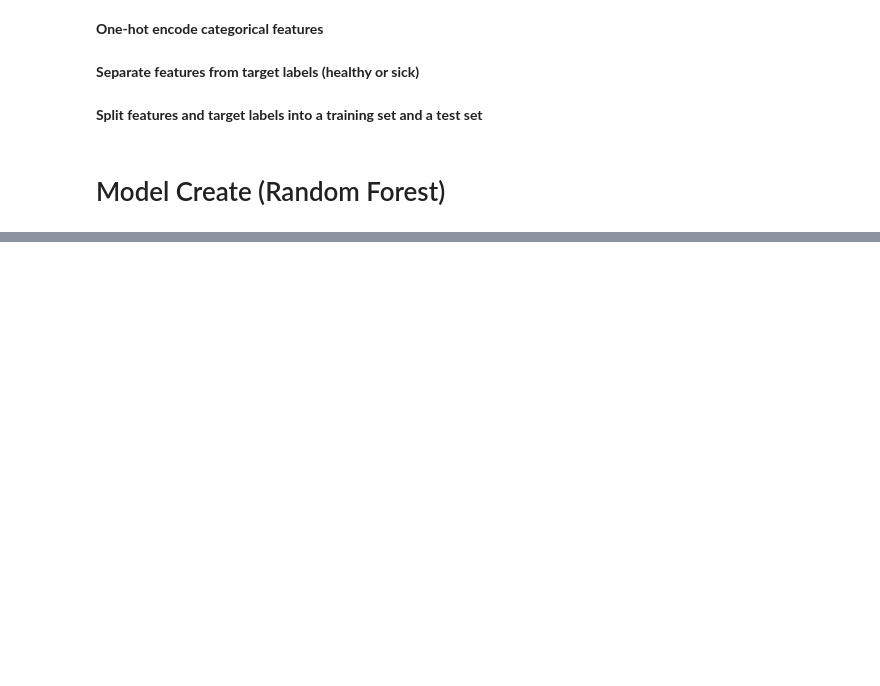
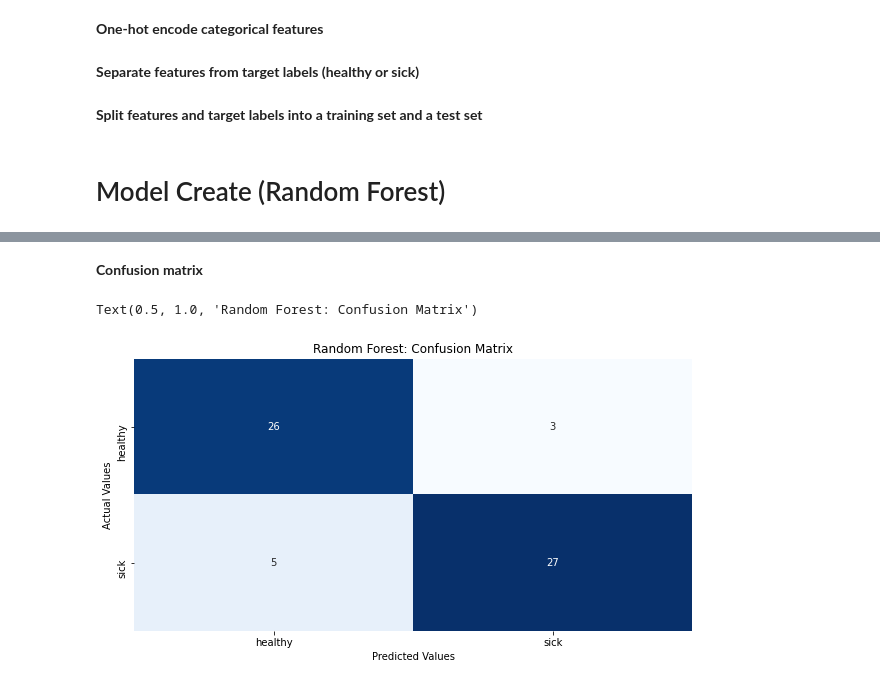
Before and after one commit to VinuriHemalka/ML_Assignment2_IT18257328_IT18257946_IT18220216_IT18231960, a Jupyter notebook: model_random _forest .ipynb, the cells around one changed output, grey strips where cells are left out. Cells and saved outputs as stored; diff of their text form; code cells hidden in the pictures; blank space fills up the shorter version.

```diff
--- a/model_random _forest .ipynb
+++ b/model_random _forest .ipynb
@@ -82,0 +169,14 @@ features_train , features_test, labels_train, labels_test = train_test_split(fea
+# %% [markdown]
+<b>Confusion matrix</b>
+# %%
+labels_predicted = randomForest.predict(features_test)
+plt.subplots(figsize=(10,5))
+
+conf_mat = confusion_matrix(labels_test, labels_predicted)
+sns.heatmap(conf_mat, annot=True, fmt='d', cmap='Blues', cbar=False, xticklabels=['healthy', 'sick'], yticklabels=['healthy', 'sick'])
+plt.xlabel('Predicted Values')
+plt.ylabel('Actual Values')
+plt.title('Random Forest: Confusion Matrix')
+# %% [output]
+Text(0.5, 1.0, 'Random Forest: Confusion Matrix')
+[figure, added]
```
Also changed, not shown: parts of 13 cells of this notebook.
